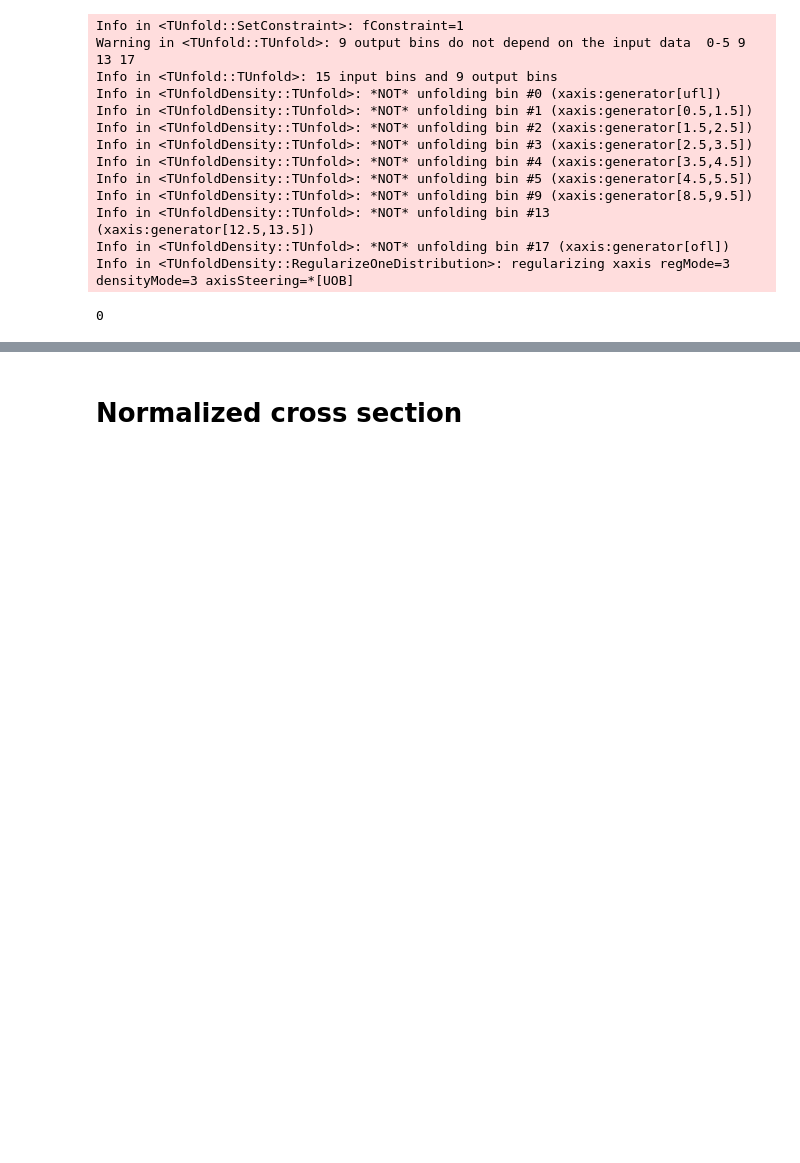
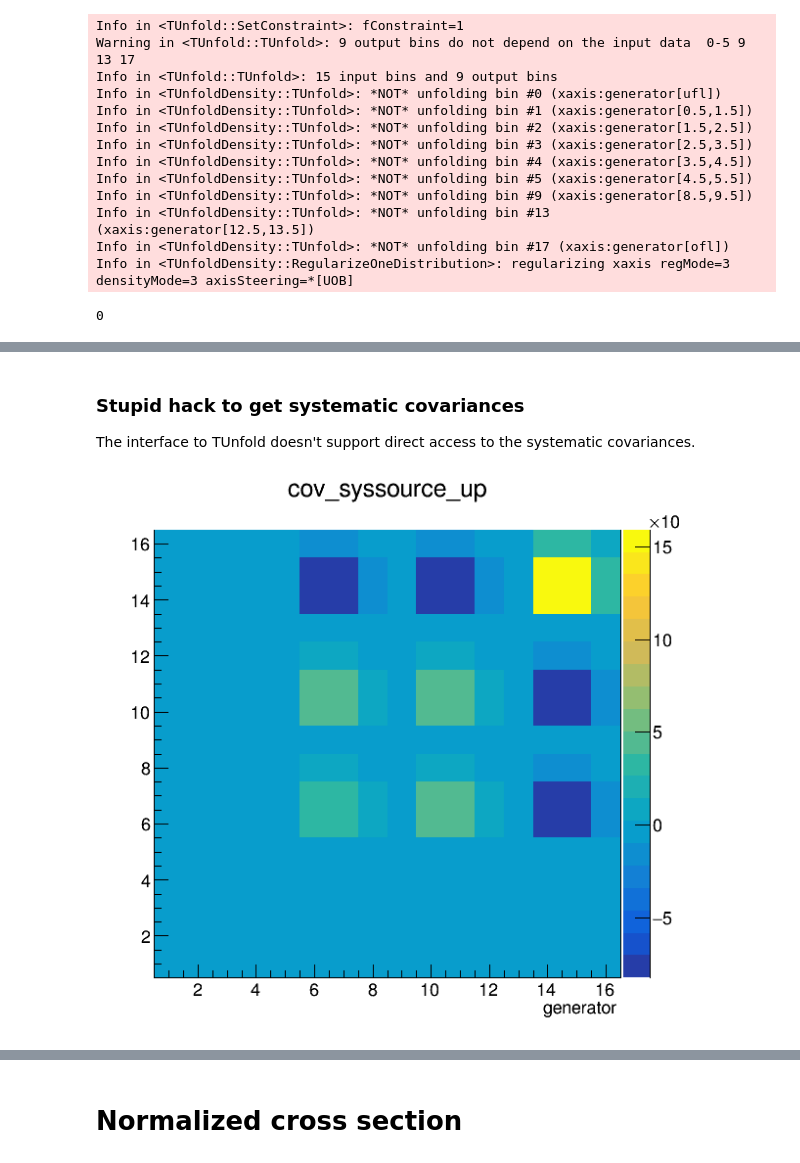
Before and after one commit to rappoccio/TUnfoldExamples, a Jupyter notebook: tunfoldsys_example_normalized-2d.ipynb, the cells around one changed output, grey strips where cells are left out. Cells and saved outputs as stored; diff of their text form; code cells hidden in the pictures; blank space fills up the shorter version.

Commit message:
Adding example to get covariance matrices for systematics

```diff
--- a/tunfoldsys_example_normalized-2d.ipynb
+++ b/tunfoldsys_example_normalized-2d.ipynb
@@ -739,3 +739,10 @@ o_up = u.GetDeltaSysSource("Up", "o_upshift", "M+1#sigma")
 o_dn = u.GetDeltaSysSource("Dn", "o_dnshift", "M-1#sigma")
 o_up.SetLineStyle(2)
 o_dn.SetLineStyle(2)
+# %% [markdown]
+### Stupid hack to get systematic covariances
+
+The interface to TUnfold doesn't support direct access to the systematic covariances.
+# %%
+cov_syssource_up = u.GetEmatrixSysUncorr("cov_syssource_up")
+cov_syssource_dn = u.GetEmatrixSysUncorr("cov_syssource_dn")
@@ -741,0 +752,5 @@ o_dn.SetLineStyle(2)
+# %%
+cov_syssource_up.Draw("colz")
+ROOT.gPad.Draw()
+# %% [output]
+[figure, added]
```
Also changed, not shown: parts of 25 cells of this notebook.
